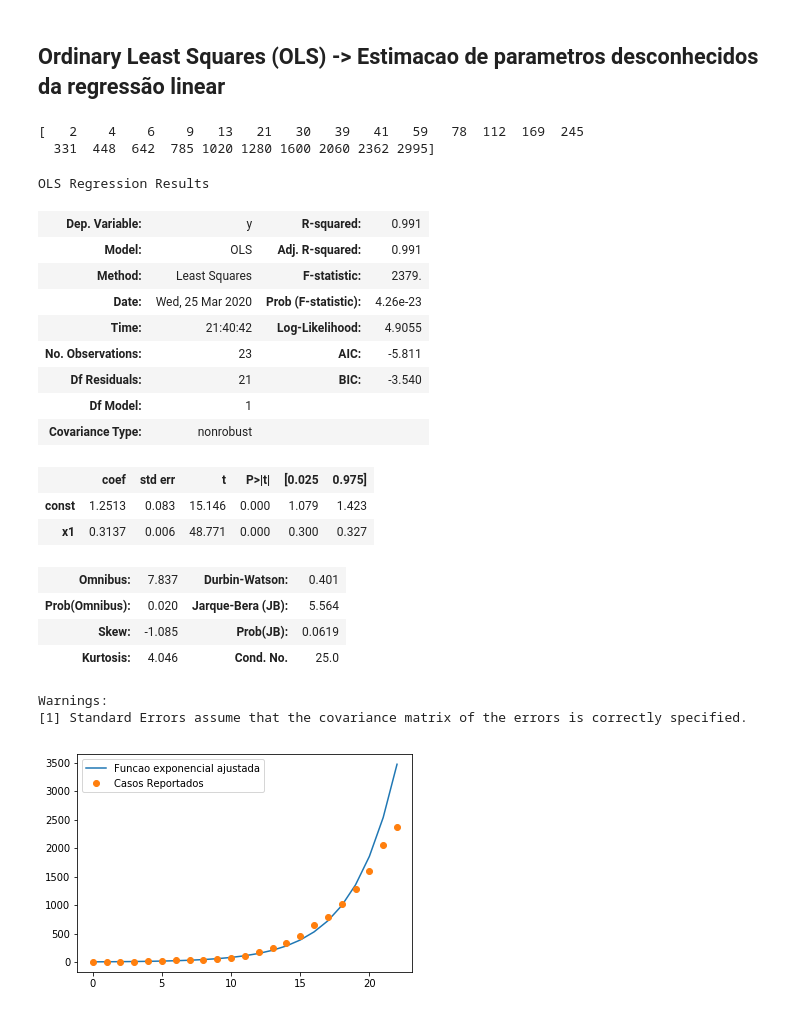
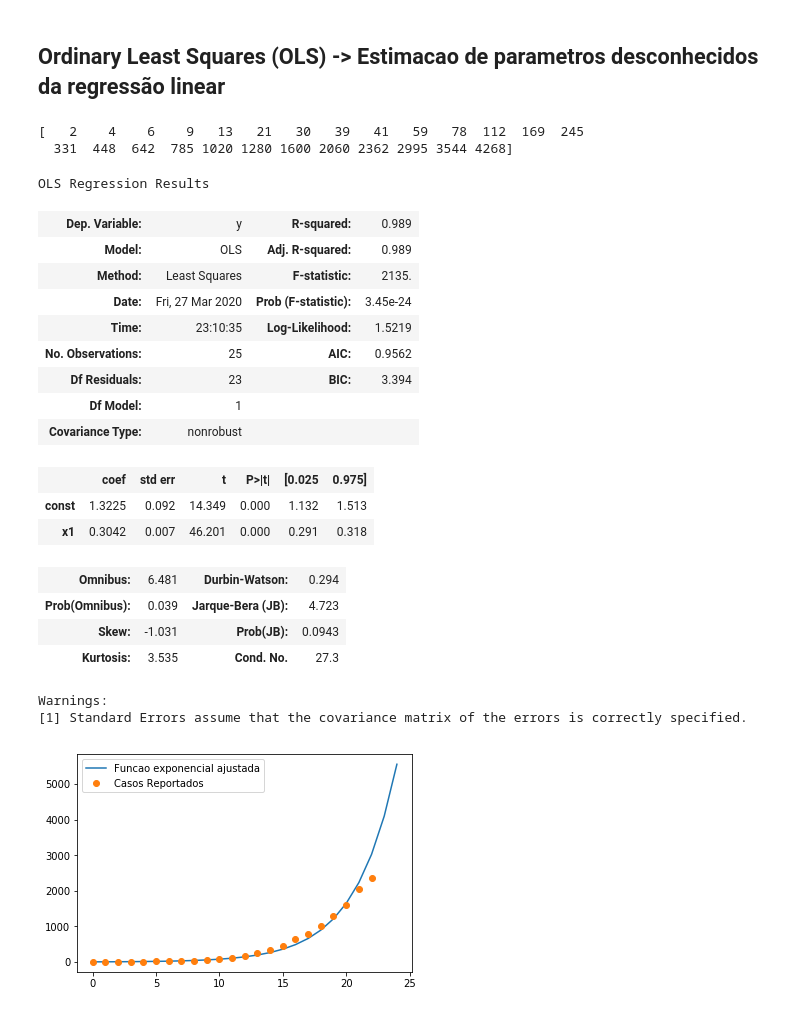
Before and after one commit to DuarteAndre/Covid-19_visualizacao_dados, a Jupyter notebook: Meus_testes_COVID.ipynb, the cells around one changed output. Drawn from its saved outputs; the diff is of its cells as text; code cells hidden in the pictures.

```diff
--- a/Meus_testes_COVID.ipynb
+++ b/Meus_testes_COVID.ipynb
@@ -134,48 +134,48 @@ df_data[['obitos']].plot(kind='line', title='Evolucao dos obitos', linestyle='--
 # %% [markdown]
 ## Ordinary Least Squares (OLS) -> Estimacao de parametros desconhecidos da regressão linear
 # %%
-confir = np.array([2, 4, 6, 9, 13, 21, 30, 39, 41, 59, 78, 112, 169, 245, 331, 448, 642, 785, 1020, 1280, 1600, 2060, 2362, 2995])
+confir = np.array([2, 4, 6, 9, 13, 21, 30, 39, 41, 59, 78, 112, 169, 245, 331, 448, 642, 785, 1020, 1280, 1600, 2060, 2362, 2995, 3544, 4268])
 # %%
 print (confir)
 # %% [output]
 [   2    4    6    9   13   21   30   39   41   59   78  112  169  245
-  331  448  642  785 1020 1280 1600 2060 2362 2995]
+  331  448  642  785 1020 1280 1600 2060 2362 2995 3544 4268]
 # %%
 x = np.arange(len(confir))
 x = add_constant(x)
 # %%
-modelo = OLS(np.log(confir[:23]), x[:23])
+modelo = OLS(np.log(confir[:25]), x[:25])
 # %%
 resultado = modelo.fit()
 # %%
 resultado.summary()
 # %% [output]
 OLS Regression Results
-| Dep. Variable: | y | R-squared: | 0.991 |
-| Model: | OLS | Adj. R-squared: | 0.991 |
-| Method: | Least Squares | F-statistic: | 2379. |
-| Date: | Wed, 25 Mar 2020 | Prob (F-statistic): | 4.26e-23 |
-| Time: | 21:40:42 | Log-Likelihood: | 4.9055 |
-| No. Observations: | 23 | AIC: | -5.811 |
-| Df Residuals: | 21 | BIC: | -3.540 |
+| Dep. Variable: | y | R-squared: | 0.989 |
+| Model: | OLS | Adj. R-squared: | 0.989 |
+| Method: | Least Squares | F-statistic: | 2135. |
+| Date: | Fri, 27 Mar 2020 | Prob (F-statistic): | 3.45e-24 |
+| Time: | 23:10:35 | Log-Likelihood: | 1.5219 |
+| No. Observations: | 25 | AIC: | 0.9562 |
+| Df Residuals: | 23 | BIC: | 3.394 |
 | Df Model: | 1 |  |  |
 | Covariance Type: | nonrobust |  |  |
 |  | coef | std err | t | P>|t| | [0.025 | 0.975] |
-| const | 1.2513 | 0.083 | 15.146 | 0.000 | 1.079 | 1.423 |
-| x1 | 0.3137 | 0.006 | 48.771 | 0.000 | 0.300 | 0.327 |
+| const | 1.3225 | 0.092 | 14.349 | 0.000 | 1.132 | 1.513 |
+| x1 | 0.3042 | 0.007 | 46.201 | 0.000 | 0.291 | 0.318 |
-| Omnibus: | 7.837 | Durbin-Watson: | 0.401 |
-| Prob(Omnibus): | 0.020 | Jarque-Bera (JB): | 5.564 |
-| Skew: | -1.085 | Prob(JB): | 0.0619 |
-| Kurtosis: | 4.046 | Cond. No. | 25.0 |
+| Omnibus: | 6.481 | Durbin-Watson: | 0.294 |
+| Prob(Omnibus): | 0.039 | Jarque-Bera (JB): | 4.723 |
+| Skew: | -1.031 | Prob(JB): | 0.0943 |
+| Kurtosis: | 3.535 | Cond. No. | 27.3 |
 Warnings:
 [1] Standard Errors assume that the covariance matrix of the errors is correctly specified.
 # %%
 plt.plot(
-    np.exp(resultado.predict(x[:23])),
+    np.exp(resultado.predict(x[:25])),
     label="Funcao exponencial ajustada"
 )
 plt.plot(confir[:23], "o", label="Casos Reportados")
 plt.legend()
 plt.show()
 # %% [output]
-[figure, old version]
+[figure, new version]
```
Also changed, not shown: parts of 10 cells of this notebook, 1 other file.
